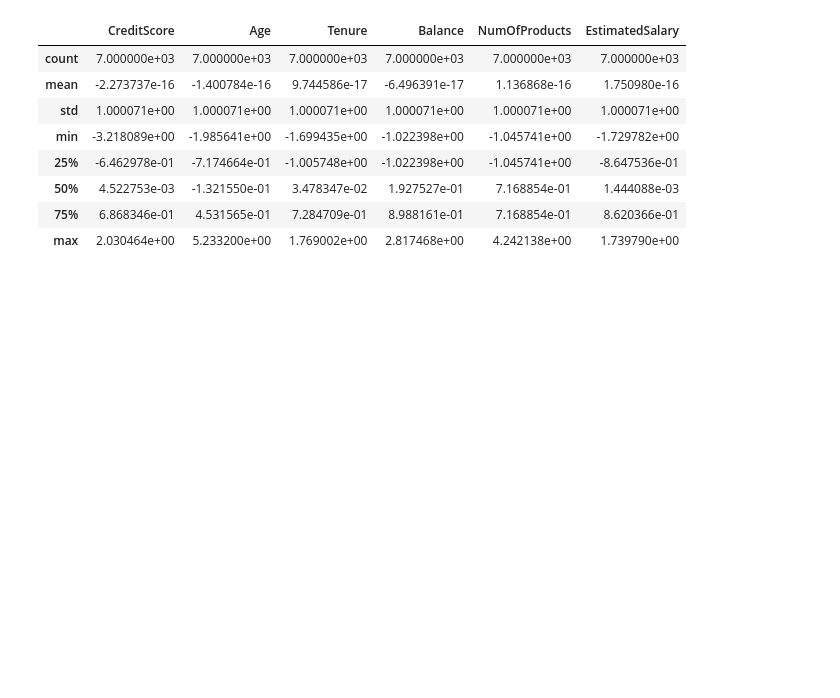
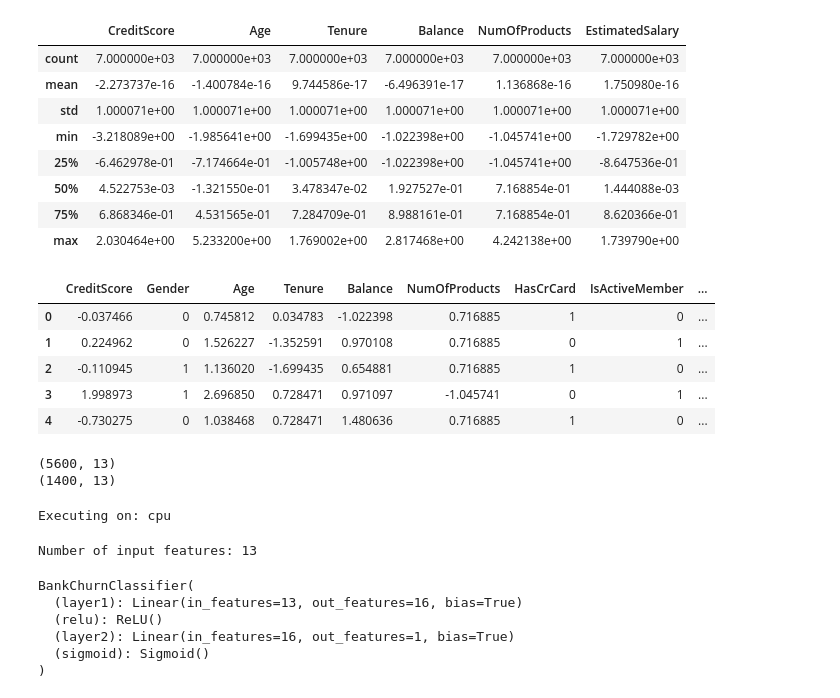
Before and after one commit to bvd7l/Bank-Customers-Predictions, a Jupyter notebook: notebooks/test.ipynb, the cells around one changed output. Saved outputs shown, nothing was run; the diff lists cells and outputs as text; code cells hidden in the pictures; blank space fills up the shorter version.

Commit message:
Update test notebook

```diff
--- a/notebooks/test.ipynb
+++ b/notebooks/test.ipynb
@@ -8,8 +8,8 @@ from sklearn.preprocessing import StandardScaler
 # %% [markdown]
 # EDA
 # %%
-df_train = pd.read_csv("train.csv")
-df_test = pd.read_csv("test_without_labels.csv")
+df_train = pd.read_csv(r"D:\TAMKIN\TAMKIN_2\Assignment_2\Bank-Customers-Predictions\Data\train.csv")
+df_test = pd.read_csv(r"D:\TAMKIN\TAMKIN_2\Assignment_2\Bank-Customers-Predictions\Data\test_without_labels.csv")
 df_train.info()
 # %% [output]
 <class 'pandas.DataFrame'>
@@ -305,3 +305,47 @@ df_train = df_train[cols]
 # %%
 df_train.to_csv('train_preprocessed.csv', index=False)
 df_test.to_csv('test_preprocessed.csv', index=False)
+# %%
+df_train.head()
+# %% [output]
+|  | CreditScore | Gender | Age | Tenure | Balance | NumOfProducts | HasCrCard | IsActiveMember | ... |
+| 0 | -0.037466 | 0 | 0.745812 | 0.034783 | -1.022398 | 0.716885 | 1 | 0 | ... |
+| 1 | 0.224962 | 0 | 1.526227 | -1.352591 | 0.970108 | 0.716885 | 0 | 1 | ... |
+| 2 | -0.110945 | 1 | 1.136020 | -1.699435 | 0.654881 | 0.716885 | 1 | 0 | ... |
+| 3 | 1.998973 | 1 | 2.696850 | 0.728471 | 0.971097 | -1.045741 | 0 | 1 | ... |
+| 4 | -0.730275 | 0 | 1.038468 | 0.728471 | 1.480636 | 0.716885 | 1 | 0 | ... |
+# %%
+from sklearn.model_selection import train_test_split
+
+X = df_train.drop("Exited", axis=1)
+y = df_train["Exited"]
+
+X_train, X_val, y_train, y_val = train_test_split(
+    X,
+    y,
+    test_size=0.2,
+    random_state=42,
+    stratify=y
+)
+
+print(X_train.shape)
+print(X_val.shape)
+# %% [output]
+(5600, 13)
+(1400, 13)
+# %%
+import torch
+import torch.nn as nn
+import torch.optim as optim
+from torch.utils.data import Dataset, DataLoader
+import numpy as np
+import matplotlib.pyplot as plt
+
+torch.manual_seed(42)
+np.random.seed(42)
+
+device = torch.device("cuda" if torch.cuda.is_available() else "cpu")
+
+print(f"Executing on: {device}")
+# %% [output]
+Executing on: cpu
@@ -307,0 +406,31 @@ df_test.to_csv('test_preprocessed.csv', index=False)
+# %%
+input_size = X_train.shape[1]
+
+print("Number of input features:", input_size)
+# %% [output]
+Number of input features: 13
+# %%
+class BankChurnClassifier(nn.Module):
+    def __init__(self, input_size):
+        super().__init__()
+        self.layer1 = nn.Linear(in_features=input_size,out_features=16)
+        self.relu = nn.ReLU()
+        self.layer2 = nn.Linear(in_features=16,out_features=1)
+        self.sigmoid = nn.Sigmoid()
+    def forward(self, x):
+        out = self.layer1(x)
+        out = self.relu(out)
+        out = self.layer2(out)
+        out = self.sigmoid(out)
+        return out
+input_size = X_train.shape[1]
+
+model = BankChurnClassifier(input_size=input_size).to(device)
+print(model)
+# %% [output]
+BankChurnClassifier(
+  (layer1): Linear(in_features=13, out_features=16, bias=True)
+  (relu): ReLU()
+  (layer2): Linear(in_features=16, out_features=1, bias=True)
+  (sigmoid): Sigmoid()
+)
```
Also changed, not shown: parts of 8 cells of this notebook.
